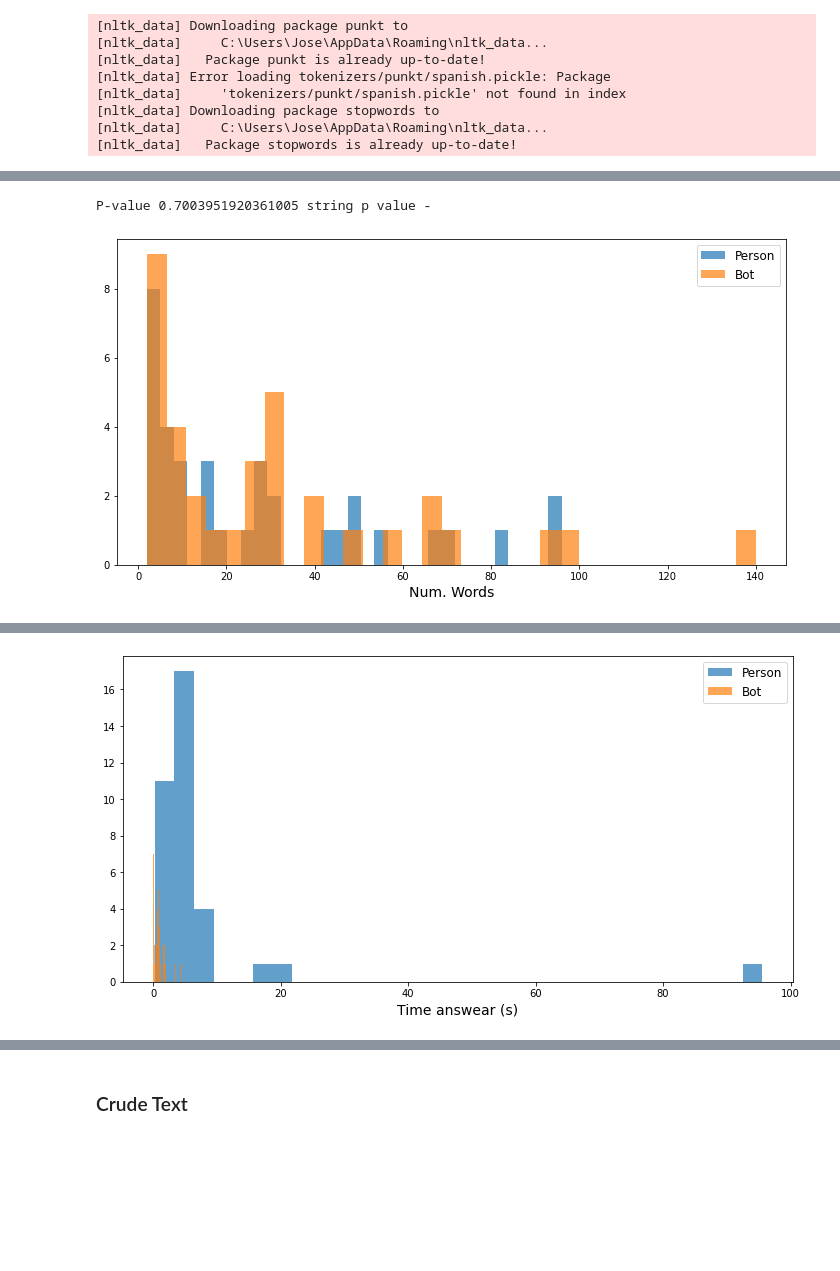
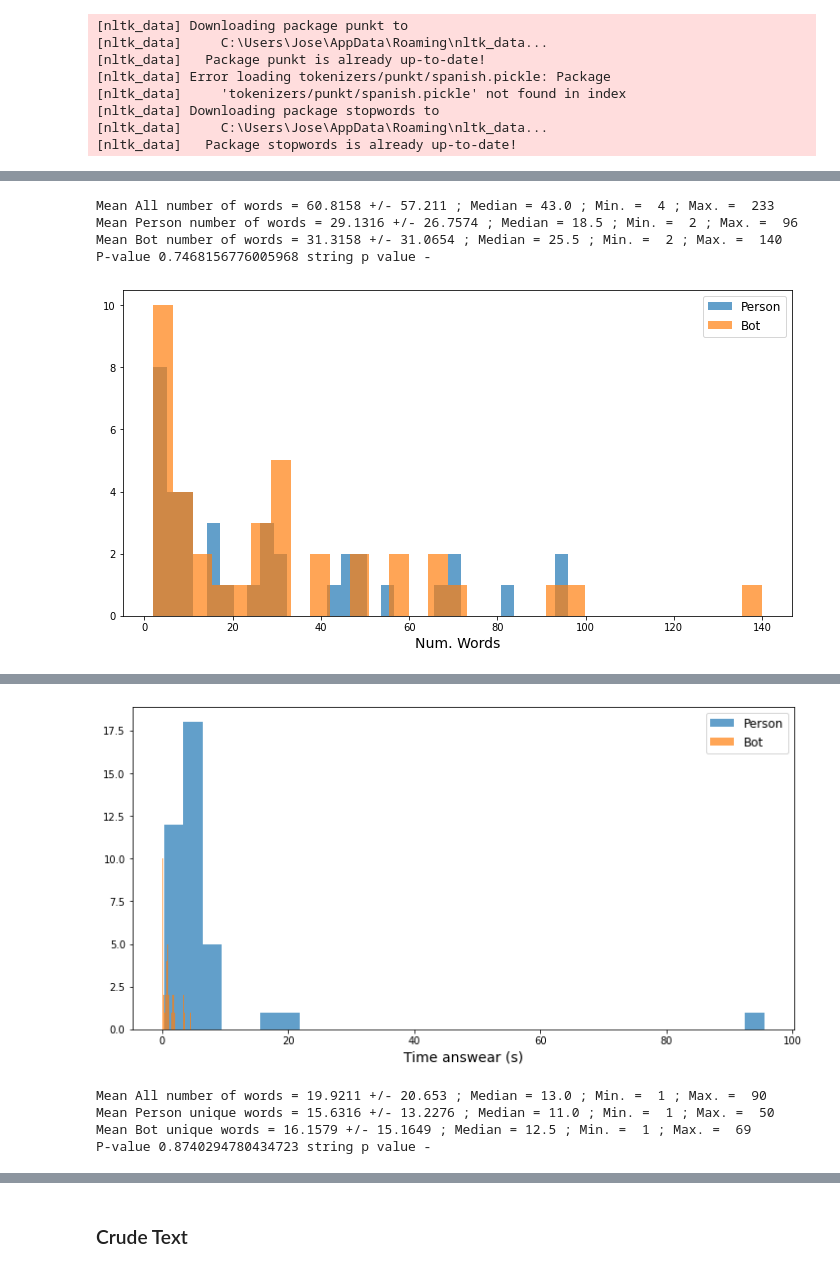
Before and after one commit to ASAPLableni/LableniBot, a Jupyter notebook: PipelineAnalysis.ipynb, the cells around one changed output, grey strips where cells are left out. Saved outputs shown, nothing was run; the diff lists cells and outputs as text; code cells hidden in the pictures; blank space fills up the shorter version.

```diff
--- a/PipelineAnalysis.ipynb
+++ b/PipelineAnalysis.ipynb
@@ -29,6 +30,9 @@ import analysis_utils as aute
 [nltk_data]     C:\Users\Jose\AppData\Roaming\nltk_data...
 [nltk_data]   Package stopwords is already up-to-date!
 # %%
+with open('avoid_words.json', encoding='utf-8') as fh:
+    avoid_words_list = json.load(fh)
+
 tokenize_spanish = nltk.data.load('tokenizers/punkt/spanish.pickle')
 spanish_stemmer = SpanishStemmer()
 spanish_stopwords_th = stopwords.words('spanish')
@@ -49,4 +53,15 @@ Number of conversations: 35
 # %%
+def clean_word(word):
+    special_characters = ["?", "¿", "!", "¡", ".", ","]
+    w_new = word.lower()
+    for s_c in special_characters:
+        w_new = w_new.replace(s_c, "")
+
+    return w_new
+
+def avoid_words_func(text):
+    return " ".join([w for w in text.split() if clean_word(w) not in avoid_words_list])
+
 def clean_text(text, subject_name,
                tokenize_spanish=tokenize_spanish,
                spanish_stopwords_th=spanish_stopwords_th,
@@ -185,35 +228,63 @@ R-square: 0.80
 # %%
-_, p = sc_stats.f_oneway(df_save["NumWordsPerson"].values, df_save["NumWordsBot"].values)
+# #######################
+# ### Number of words ###
+# #######################
+
+aute.stat_print(df_save["AllNumWords"].values, "All number of words")
+aute.stat_print(df_save["PersonNumWords"].values, "Person number of words")
+aute.stat_print(df_save["BotNumWords"].values, "Bot number of words")
+_, p = sc_stats.f_oneway(df_save["PersonNumWords"].values, df_save["BotNumWords"].values)
 print("P-value", p, "string p value", aute.get_p_string(p))
 
 plt.figure(figsize=(12, 6))
 
-plt.hist(df_save["NumWordsPerson"].values, bins=31, alpha=0.7, label="Person")
-plt.hist(df_save["NumWordsBot"].values, bins=31, alpha=0.7, label="Bot")
+plt.hist(df_save["PersonNumWords"].values, bins=31, alpha=0.7, label="Person")
+plt.hist(df_save["BotNumWords"].values, bins=31, alpha=0.7, label="Bot")
 plt.xlabel("Num. Words", fontsize=14)
 plt.legend(fontsize=12)
 
 plt.show()
 
-print()
-print("Mean answer time (s)", np.round(np.mean(df_save["TimeAnsAll"].values),5),
-      "+/-", np.round(np.std(df_save["TimeAnsAll"].values),5) )
-print("Mean answer time person (s)", np.round(np.mean(df_save["TimeAnsPerson"].values),5),
-      "+/-", np.round(np.std(df_save["TimeAnsPerson"].values),5) )
-print("Mean answer time bot (s)", np.round(np.mean(df_save["TimeAnsBot"].values),5),
-      "+/-", np.round(np.std(df_save["TimeAnsBot"].values),5) )
-print()
-_, p = sc_stats.f_oneway(df_save["TimeAnsPerson"].values, df_save["TimeAnsBot"].values)
+# ###################
+# ### Time answer ###
+# ###################
+
+aute.stat_print(df_save["AllTimeAns"].values, "Mean answer time (s)", 2)
+aute.stat_print(df_save["PersonTimeAns"].values, "Mean person answer time (s)", 2)
+aute.stat_print(df_save["BotTimeAns"].values, "Mean bot answer time (s)", 2)
+_, p = sc_stats.f_oneway(df_save["PersonTimeAns"].values, df_save["BotTimeAns"].values)
 print("P-value", p, "string p value", aute.get_p_string(p))
 
 plt.figure(figsize=(12, 6))
 
-plt.hist(df_save["TimeAnsPerson"].values, bins=31, alpha=0.7, label="Person")
-plt.hist(df_save["TimeAnsBot"].values, bins=31, alpha=0.7, label="Bot")
+plt.hist(df_save["PersonTimeAns"].values, bins=31, alpha=0.7, label="Person")
+plt.hist(df_save["BotTimeAns"].values, bins=31, alpha=0.7, label="Bot")
 plt.xlabel("Time answear (s)", fontsize=14)
 plt.legend(fontsize=12)
 
 plt.show()
+
+# ####################
+# ### Unique words ###
+# ####################
+
+aute.stat_print(df_save["AllNumUniqWords"].values, "All number of words")
+aute.stat_print(df_save["PersonNumUniqWords"].values, "Person unique words")
+aute.stat_print(df_save["BotNumUniqWords"].values, "Bot unique words")
+_, p = sc_stats.f_oneway(df_save["PersonNumUniqWords"].values, df_save["BotNumUniqWords"].values)
+print("P-value", p, "string p value", aute.get_p_string(p))
+
+plt.figure(figsize=(12, 6))
+
+plt.hist(df_save["PersonNumUniqWords"].values, bins=31, alpha=0.7, label="Person")
+plt.hist(df_save["BotNumUniqWords"].values, bins=31, alpha=0.7, label="Bot")
+plt.xlabel("Num. Unique Words", fontsize=14)
+plt.legend(fontsize=12)
+
+plt.show()
 # %% [output]
-P-value 0.7003951920361005 string p value -
+Mean All number of words = 60.8158 +/- 57.211 ; Median = 43.0 ; Min. =  4 ; Max. =  233
+Mean Person number of words = 29.1316 +/- 26.7574 ; Median = 18.5 ; Min. =  2 ; Max. =  96
+Mean Bot number of words = 31.3158 +/- 31.0654 ; Median = 25.5 ; Min. =  2 ; Max. =  140
+P-value 0.7468156776005968 string p value -
-[figure, old version]
+[figure, new version]
@@ -225 +295,5 @@ P-value 0.0231613871044842 string p value *
-[figure, old version]
+[figure, new version]
+Mean All number of words = 19.9211 +/- 20.653 ; Median = 13.0 ; Min. =  1 ; Max. =  90
+Mean Person unique words = 15.6316 +/- 13.2276 ; Median = 11.0 ; Min. =  1 ; Max. =  50
+Mean Bot unique words = 16.1579 +/- 15.1649 ; Median = 12.5 ; Min. =  1 ; Max. =  69
+P-value 0.8740294780434723 string p value -
```
Also changed, not shown: parts of 20 cells of this notebook, 2 other files.
